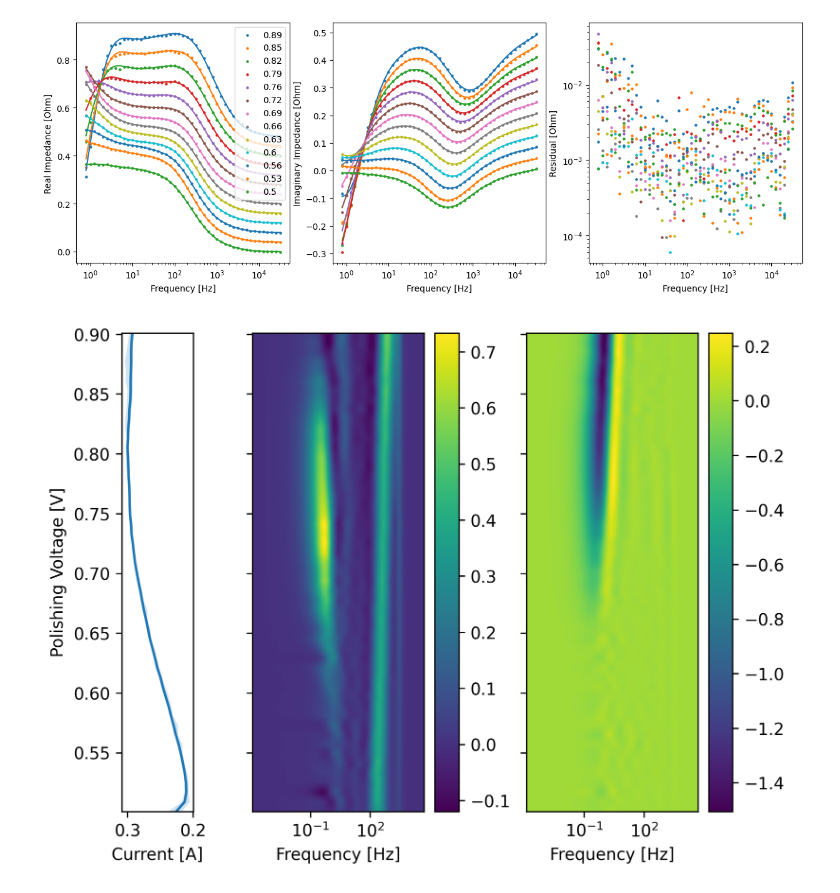
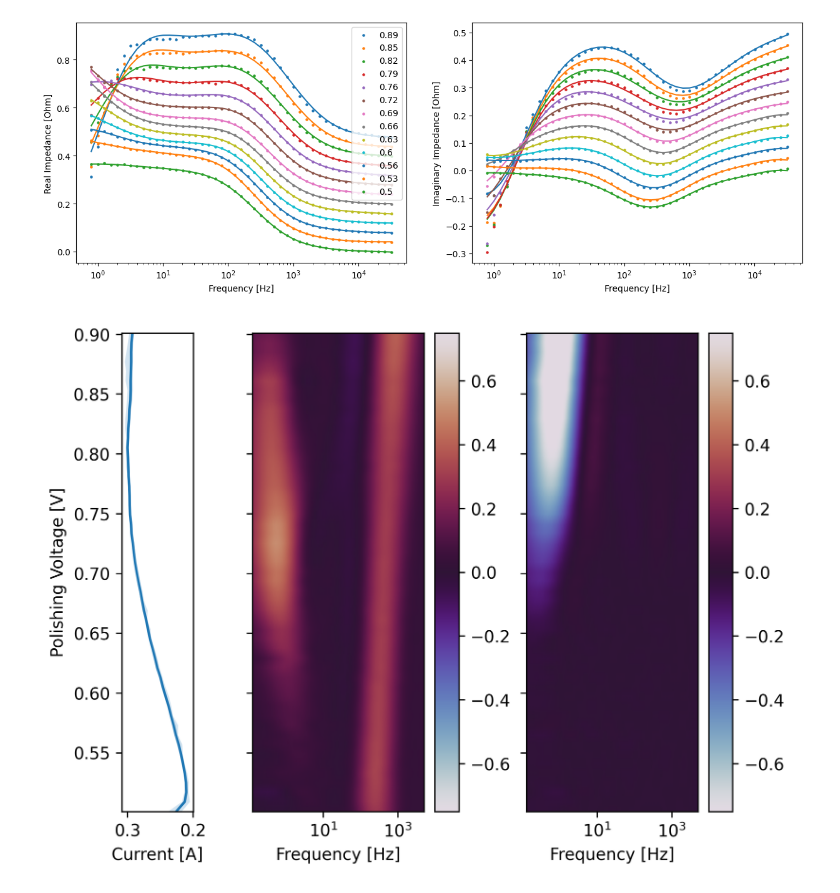
Before and after one commit to EricViklund/nbeis, a Jupyter notebook: DRT-Compute-3.ipynb, the cells around one changed output. Cells and saved outputs as stored; diff of their text form; code cells hidden in the pictures.

```diff
--- a/DRT-Compute-3.ipynb
+++ b/DRT-Compute-3.ipynb
@@ -336,7 +336,7 @@ import time
 output = {}
 
 #Generate regularization hyper-parameter array
-reg_params = np.array((5e-2,5e-2,5e-3))
+reg_params = np.array((2e-1,5e-1,5e-3))
 
 for row, data in enumerate(data_list[0:1]):
 
@@ -376,8 +376,8 @@ for row, data in enumerate(data_list[0:1]):
 
         #PARAMS
         f_min = np.min(Freq)/1000
-        f_max = np.max(Freq)/10
-        fitting_params_per_decade = 4
+        f_max = np.max(Freq)
+        fitting_params_per_decade = 2
 
 
         #Convert to log frequency
@@ -542,5 +541,5 @@ plt.show()
 # %%
-fig, axs = plt.subplots(1,3,figsize=(15,5))
+fig, axs = plt.subplots(1,2,figsize=(15,5))
 
 axs[0].set_xscale('log')
 axs[0].set_xlabel('Frequency [Hz]')
@@ -549,11 +548,6 @@ axs[0].set_ylabel('Real Impedance [Ohm]')
 axs[1].set_xscale('log')
 axs[1].set_xlabel('Frequency [Hz]')
 axs[1].set_ylabel('Imaginary Impedance [Ohm]')
-
-axs[2].set_xscale('log')
-axs[2].set_yscale('log')
-axs[2].set_xlabel('Frequency [Hz]')
-axs[2].set_ylabel('Residual [Ohm]')
 
 for i, key in reversed(list(enumerate(output.keys()))[::4]):
     cycle_output = output[key]
@@ -567,8 +561,6 @@ for i, key in reversed(list(enumerate(output.keys()))[::4]):
 
     Z_sim_re, Z_sim_im = generalized_DRT(cycle_output['params'], cycle_output['A_re'], cycle_output['A_im'], cycle_output['f_m'])
 
-    res = np.sqrt((Z_exp_re-Z_sim_re)**2 + (Z_exp_im-Z_sim_im)**2)
-
     offset = 0.01*i
 
     axs[0].scatter(Freq, Z_exp_re+offset, label = round(Electrode_Potential[i],2),s=5)
@@ -576,21 +568,20 @@ for i, key in reversed(list(enumerate(output.keys()))[::4]):
     axs[1].scatter(Freq, Z_exp_im+offset,s=5)
     axs[1].plot(Freq, Z_sim_im+offset)
 
-    axs[2].scatter(Freq,res, s=5)
 
 axs[0].legend()
 
 plt.savefig('figures/bodeplot.png')
 # %% [output]
-[figure, old version]
+[figure, new version]
 # %%
 
 """Plotting"""
 
 # Plot gamma functions
 #Params
-plot_freq_min = np.min(Freq)/1000
-plot_freq_max = np.max(Freq)*10
+plot_freq_min = np.min(Freq)
+plot_freq_max = np.max(Freq)
 plot_points_per_decade = 12
 
 
@@ -612,33 +603,33 @@ gamma2 = np.sum((x_re[None,:,:]+x_im[None,:,:])*Gaussian_Func(log_plot_freq[:,No
 fig, (ax1, ax2, ax3) = plt.subplots(ncols=3,dpi=300,sharey=True,gridspec_kw={'width_ratios': [1, 3, 3]})
 
 X,Y = np.meshgrid(plot_freq/(2*np.pi),Electrode_Potential,indexing='ij')
 
-mesh1 = ax2.pcolormesh(X,Y,gamma1,shading='gouraud', cmap='viridis')
+mesh1 = ax2.pcolormesh(X,Y,gamma1,shading='gouraud', cmap='twilight',vmin=-0.75,vmax=0.75)
 cbar = fig.colorbar(mesh1)
 
 #for i in range(gamma.shape[1]):
 #    ax2.plot(plot_freq,gamma[:,i])
 
-mesh2 = ax3.pcolormesh(X,Y,gamma2,shading='gouraud', cmap='viridis')
+mesh2 = ax3.pcolormesh(X,Y,gamma2,shading='gouraud', cmap='twilight',vmin=-0.75,vmax=0.75)
 cbar = fig.colorbar(mesh2)
 ax2.set_xscale('log')
 ax2.set_xlabel('Frequency [Hz]')
 #ax2.set_xticks([1e1,1e3,1e5])
 ax3.set_xscale('log')
 ax3.set_xlabel('Frequency [Hz]')
 
 ax1.plot(Current/1000,Electrode_Potential)
 ax1.fill_betweenx(Electrode_Potential, Current_min/1000, Current_max/1000, alpha = 0.2)
 ax1.set_ylabel('Polishing Voltage [V]')
 ax1.set_xlabel('Current [A]')
 ax1.invert_xaxis()
 # ax1.set_xticks([0.1,0.2])
 #ax1.set_yticks(np.arange(0.5,1.0,0.1))
 # ax1.set_xlim(0.2,0)
 
 fig.subplots_adjust(wspace = 0)
 fig.tight_layout()
 
 plt.savefig('figures/gamma.png')
 # %% [output]
-[figure, old version]
+[figure, new version]
```
Also changed, not shown: parts of 9 cells of this notebook, 10 other files.
